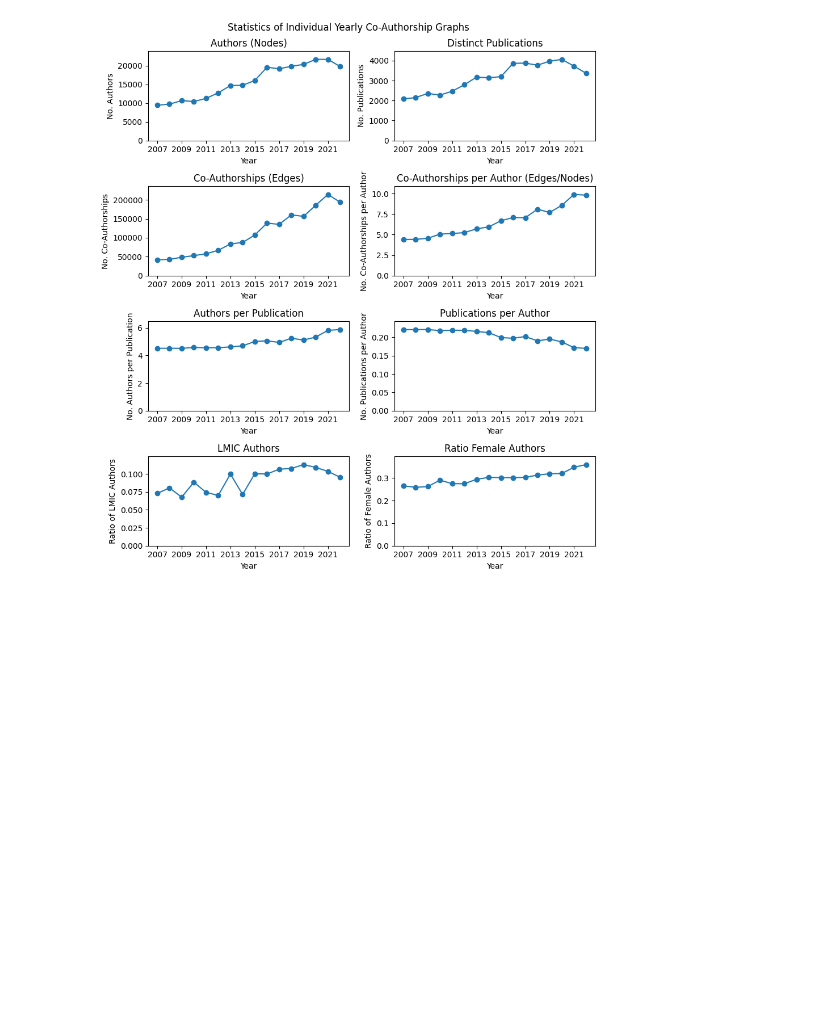
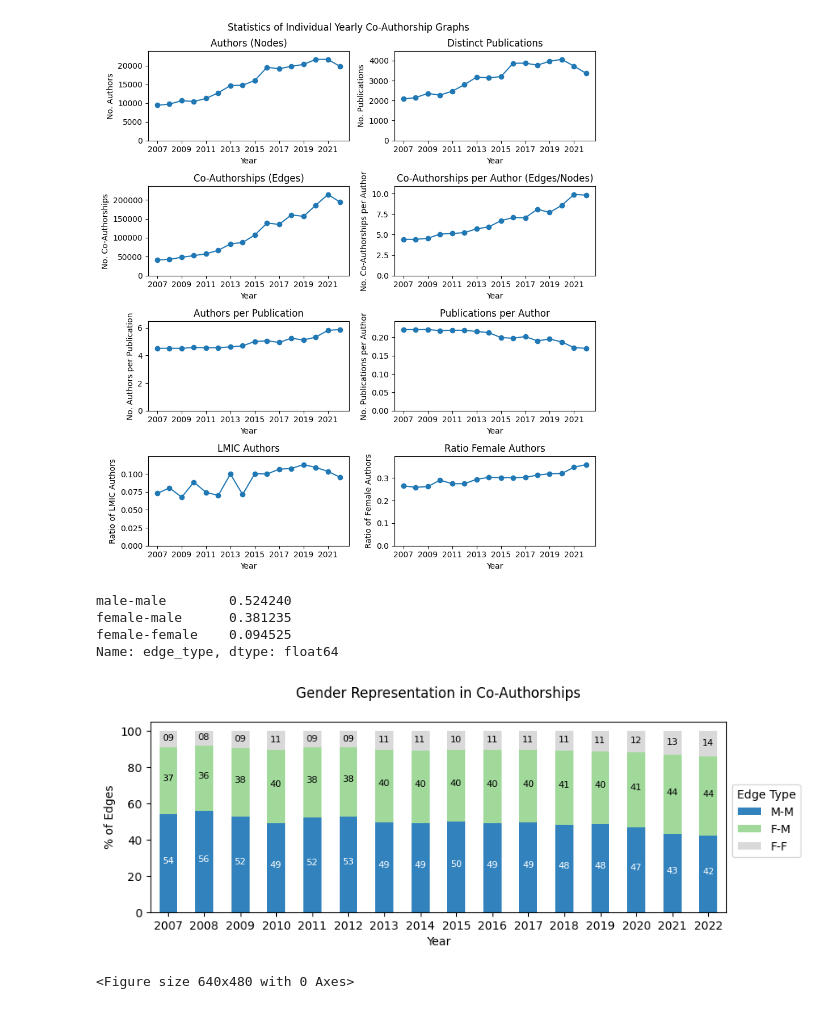
Before and after one commit to joamats/mit-knowledge-oligarchies, a Jupyter notebook: oligarchies/6_edges.ipynb, the cells around one changed output. Saved outputs shown, nothing was run; the diff lists cells and outputs as text; code cells hidden in the pictures; blank space fills up the shorter version.

Commit message:
Add edge types plot

```diff
--- a/oligarchies/6_edges.ipynb
+++ b/oligarchies/6_edges.ipynb
@@ -238,3 +183,35 @@ plt.show()
 fig.savefig('results/year_graphs_summary.png', dpi=1000)
 # %% [output]
 [figure]
+# %%
+# look at year 2009 only now
+G_2009 = nx.read_graphml('graphs/2009.graphml')
+df_2009 = df[df['year'] == 2009][['researcher_id', 'gender']].drop_duplicates().set_index('researcher_id')
+
+# get types of nodes according to gender
+# female-female, male-male, female-male
+
+# edges
+edges = G_2009.edges()
+
+mapping = {0: 'male-male', 1: 'female-female'}
+
+edge_types = []
+for source, target in tqdm(edges):
+    source_gender = df_2009.loc[source, 'gender']
+    target_gender = df_2009.loc[target, 'gender']
+    if source_gender == target_gender:
+        edge_types.append(mapping[source_gender])
+    else:
+        edge_types.append('female-male')
+# %%
+# transform the list into a dataframe
+df_edge_types = pd.DataFrame({'edge_type': edge_types})
+
+# count the edge types
+df_edge_types['edge_type'].value_counts(normalize=True)
+# %% [output]
+male-male        0.524240
+female-male      0.381235
+female-female    0.094525
+Name: edge_type, dtype: float64
@@ -240,0 +249,27 @@ fig.savefig('results/year_graphs_summary.png', dpi=1000)
+# %%
+df_edge_types = df_edge_types/(10**10)
+# %%
+# plot the results, year in the x axis, percentage in the y axis, different colors and legend
+# reorder to be M-M, F-M, F-F
+df_edge_types = df_edge_types[['M-M', 'F-M', 'F-F']]
+# transform into percentages
+# set other color pallette
+df_edge_types.plot(kind='bar', stacked=True, figsize=(9, 3), rot=0, colormap='tab20c')
+
+# add text labels to the bars, individually, in the middle of each, different colors
+for i, year in enumerate(years):
+    plt.text(i-.17, df_edge_types.loc[year, 'M-M']/2, f"{df_edge_types.loc[year, 'M-M']:02.0f}", color='white', fontsize=8)
+    plt.text(i-.17, df_edge_types.loc[year, 'M-M'] + df_edge_types.loc[year, 'F-M']/2, f"{df_edge_types.loc[year, 'F-M']:02.0f}", color='black', fontsize=8)
+    plt.text(i-.17, df_edge_types.loc[year, 'M-M'] + df_edge_types.loc[year, 'F-M'] + df_edge_types.loc[year, 'F-F']/2-1, f"{df_edge_types.loc[year, 'F-F']:02.0f}", color='black', fontsize=8)
+
+plt.title('Gender Representation in Co-Authorships\n')
+plt.xlabel('Year')
+plt.ylabel('% of Edges')
+plt.legend(loc='upper left', bbox_to_anchor=(1, .7), title='Edge Type')
+plt.show()
+
+# save the plot
+plt.savefig("results/edges_gender.png", dpi=1000, bbox_inches="tight")
+# %% [output]
+[figure, added]
+<Figure size 640x480 with 0 Axes>
```
Also changed, not shown: parts of 7 cells of this notebook, 1 other file.
